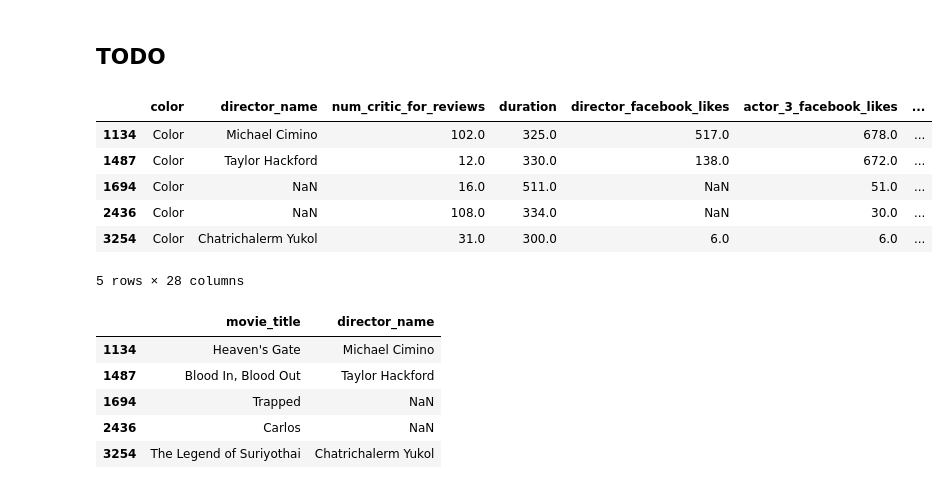
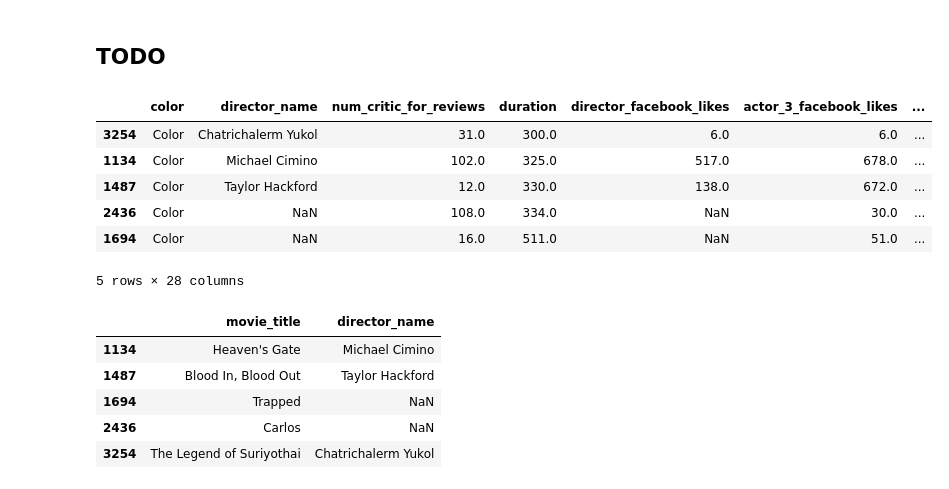
Before and after one commit to daeminkim/Numpy_Pandas_Matplotlib, a Jupyter notebook: 02_Pandas_DataFrame.ipynb, the cells around one changed output. Saved outputs shown, nothing was run; the diff lists cells and outputs as text; code cells hidden in the pictures.

```diff
--- a/02_Pandas_DataFrame.ipynb
+++ b/02_Pandas_DataFrame.ipynb
@@ -2102,15 +2089,18 @@ df
+# %%
+df = pd.read_csv('data/movie.csv')
 # %% [markdown]
 ## TODO
 # %%
 #TODO:  상영시간 (duration)이 300 이상인 영화들 조회
-df[df['duration']>=300]
+#df[df['duration']>=300]
+df.loc[df['duration']>=300].sort_values('duration')
 # %% [output]
 |  | color | director_name | num_critic_for_reviews | duration | director_facebook_likes | actor_3_facebook_likes | ... |
+| 3254 | Color | Chatrichalerm Yukol | 31.0 | 300.0 | 6.0 | 6.0 | ... |
 | 1134 | Color | Michael Cimino | 102.0 | 325.0 | 517.0 | 678.0 | ... |
 | 1487 | Color | Taylor Hackford | 12.0 | 330.0 | 138.0 | 672.0 | ... |
+| 2436 | Color | NaN | 108.0 | 334.0 | NaN | 30.0 | ... |
 | 1694 | Color | NaN | 16.0 | 511.0 | NaN | 51.0 | ... |
-| 2436 | Color | NaN | 108.0 | 334.0 | NaN | 30.0 | ... |
-| 3254 | Color | Chatrichalerm Yukol | 31.0 | 300.0 | 6.0 | 6.0 | ... |
 5 rows × 28 columns
 # %%
 #TODO:  상영시간 (duration)이 300 이상인 영화들의 영화제목(movie_title)과 감독이름(director_name) 조회
```
Also changed, not shown: parts of 4 cells of this notebook.
